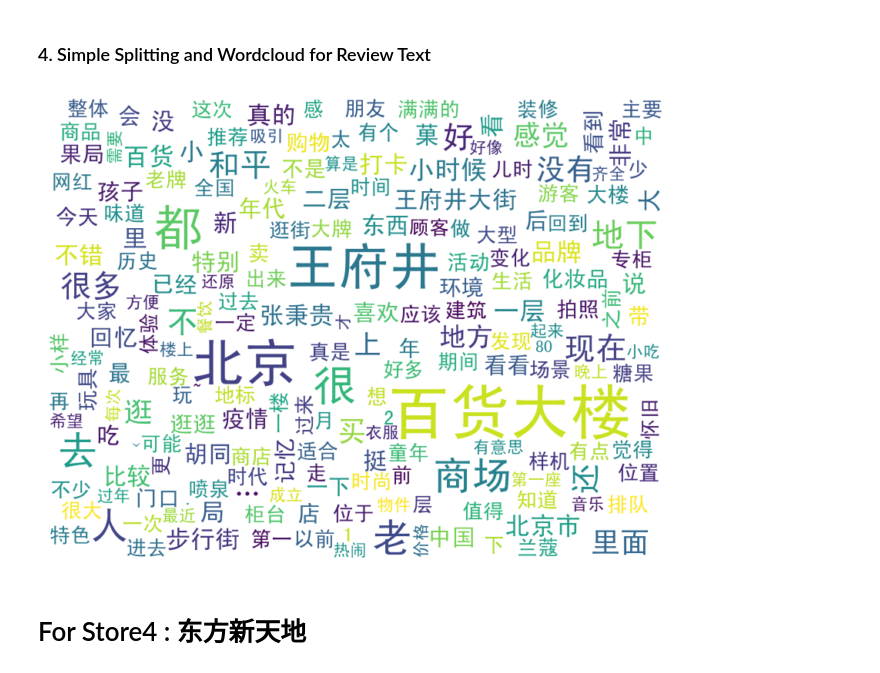
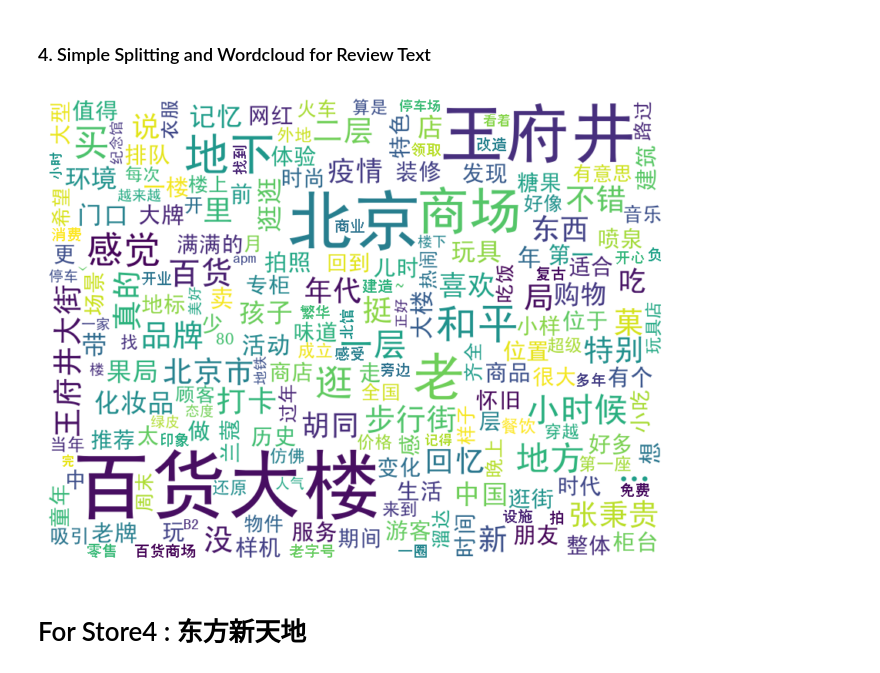
Before and after one commit to ColeMei/Graduation-Design, a Jupyter notebook: source/Content-Mining-01.ipynb, the cells around one changed output. Drawn from its saved outputs; the diff is of its cells as text; code cells hidden in the pictures.

```diff
--- a/source/Content-Mining-01.ipynb
+++ b/source/Content-Mining-01.ipynb
@@ -113,7 +113,7 @@ from wordcloud import WordCloud, STOPWORDS
 import matplotlib.pyplot as plt
 
 # Load stopwords
-stopwords = set(pd.read_csv('stopwords/hit_stopwords.txt', index_col=False, quoting=3, sep="\t", names=['stopword'], encoding='utf-8').stopword)
+stopwords = set(pd.read_csv('stopwords/stopwords.txt', index_col=False, quoting=3, sep="\t", names=['stopword'], encoding='utf-8').stopword)
 
 # Tokenization and stopword filtering
 words = []
@@ -246,7 +246,7 @@ from wordcloud import WordCloud, STOPWORDS
 import matplotlib.pyplot as plt
 
 # Load stopwords
-stopwords = set(pd.read_csv('stopwords/hit_stopwords.txt', index_col=False, quoting=3, sep="\t", names=['stopword'], encoding='utf-8').stopword)
+stopwords = set(pd.read_csv('stopwords/stopwords.txt', index_col=False, quoting=3, sep="\t", names=['stopword'], encoding='utf-8').stopword)
 
 # Tokenization and stopword filtering
 words = []
@@ -372,32 +372,32 @@ print(result_df)
 # %%
 import jieba
 from wordcloud import WordCloud, STOPWORDS
 import matplotlib.pyplot as plt
 
 # Load stopwords
-stopwords = set(pd.read_csv('stopwords/hit_stopwords.txt', index_col=False, quoting=3, sep="\t", names=['stopword'], encoding='utf-8').stopword)
+stopwords = set(pd.read_csv('stopwords/stopwords.txt', index_col=False, quoting=3, sep="\t", names=['stopword'], encoding='utf-8').stopword)
 
 # Tokenization and stopword filtering
 words = []
 for i in range(len(df3)):
     segs = jieba.lcut(df3.iloc[i]['review'])
     for seg in segs:
         if seg not in stopwords:
             words.append(seg)
 
 # Count word frequency
 word_count = pd.Series(words).value_counts()
 
 # Draw word cloud
 wordcloud = WordCloud(font_path='simhei.ttf', background_color='white', width=800, height=600, stopwords=STOPWORDS, max_words=200, max_font_size=100).generate_from_frequencies(word_count)
 plt.figure(figsize=(8,6))
 plt.imshow(wordcloud, interpolation='bilinear')
 plt.axis("off")
 
 # Save the word cloud to a file
 plt.savefig("../images/wordcloud_baihuo_01.png")
 # %% [output]
-[figure, old version]
+[figure, new version]
 # %% [markdown]
 # For Store4 : 东方新天地
 # %% [markdown]
```
Also changed, not shown: parts of 18 cells of this notebook, 15 other files.
